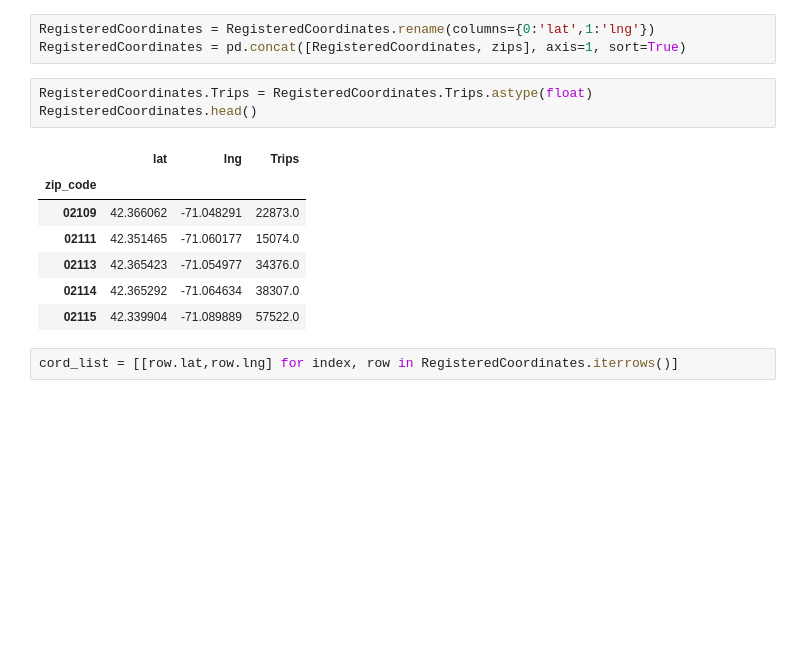
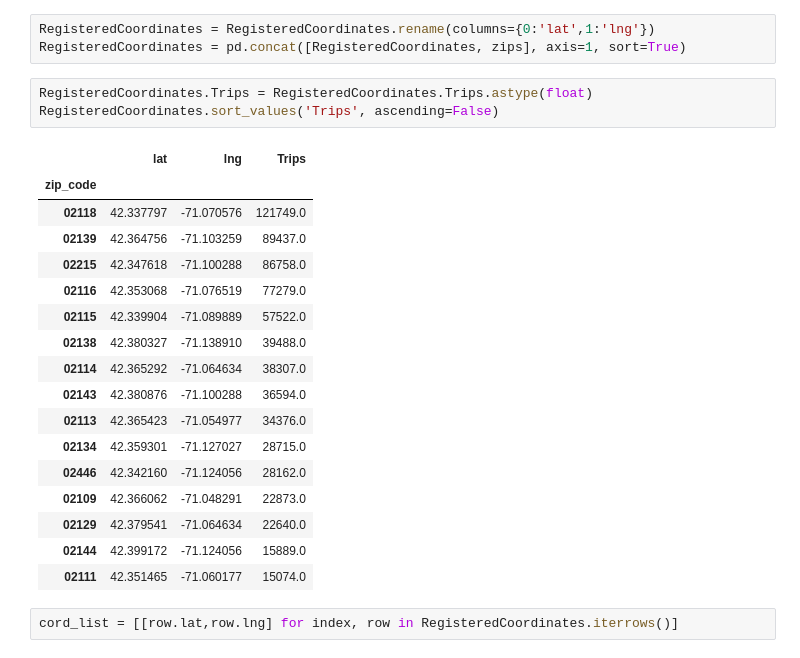
Before and after one commit to jisanos/Hubway-Data-Visualization-Challenge, a Jupyter notebook: Exam_Script.ipynb, the cells around one changed output. Drawn from its saved outputs; the diff is of its cells as text; blank space fills up the shorter version.

```diff
--- a/Exam_Script.ipynb
+++ b/Exam_Script.ipynb
@@ -851,13 +867,23 @@ RegisteredCoordinates = RegisteredCoordinates.rename(columns={0:'lat',1:'lng'})
 RegisteredCoordinates = pd.concat([RegisteredCoordinates, zips], axis=1, sort=True)
 # %%
 RegisteredCoordinates.Trips = RegisteredCoordinates.Trips.astype(float)
-RegisteredCoordinates.head()
+RegisteredCoordinates.sort_values('Trips', ascending=False)
 # %% [output]
 |  | lat | lng | Trips |
 | zip_code |  |  |  |
+| 02118 | 42.337797 | -71.070576 | 121749.0 |
+| 02139 | 42.364756 | -71.103259 | 89437.0 |
+| 02215 | 42.347618 | -71.100288 | 86758.0 |
+| 02116 | 42.353068 | -71.076519 | 77279.0 |
+| 02115 | 42.339904 | -71.089889 | 57522.0 |
+| 02138 | 42.380327 | -71.138910 | 39488.0 |
+| 02114 | 42.365292 | -71.064634 | 38307.0 |
+| 02143 | 42.380876 | -71.100288 | 36594.0 |
+| 02113 | 42.365423 | -71.054977 | 34376.0 |
+| 02134 | 42.359301 | -71.127027 | 28715.0 |
+| 02446 | 42.342160 | -71.124056 | 28162.0 |
 | 02109 | 42.366062 | -71.048291 | 22873.0 |
+| 02129 | 42.379541 | -71.064634 | 22640.0 |
+| 02144 | 42.399172 | -71.124056 | 15889.0 |
 | 02111 | 42.351465 | -71.060177 | 15074.0 |
-| 02113 | 42.365423 | -71.054977 | 34376.0 |
-| 02114 | 42.365292 | -71.064634 | 38307.0 |
-| 02115 | 42.339904 | -71.089889 | 57522.0 |
 # %%
```
Also changed, not shown: parts of 8 cells of this notebook.
